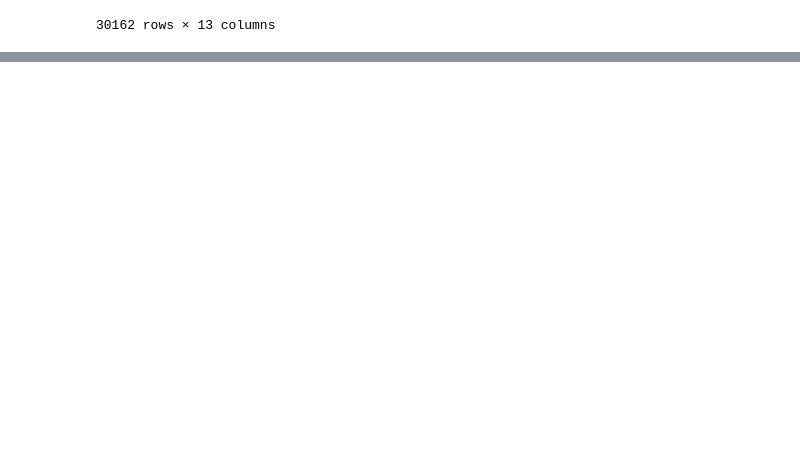
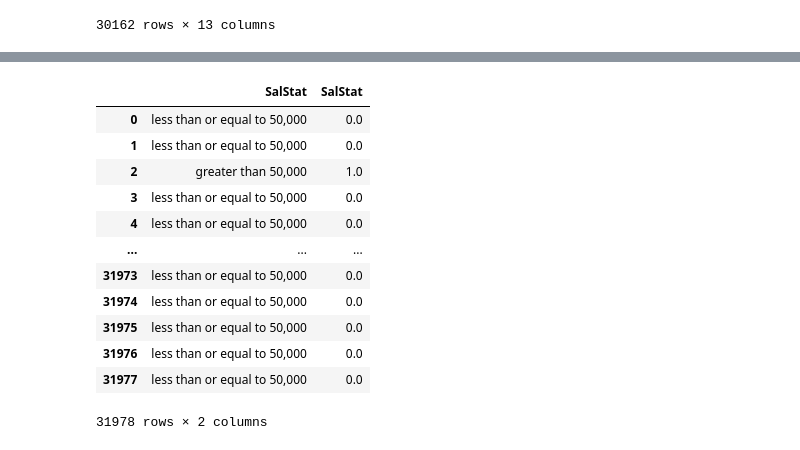
Before and after one commit to d-kavinraja/EXNO-4-DS, a Jupyter notebook: program1.ipynb, the cells around one changed output, grey strips where cells are left out. Saved outputs shown, nothing was run; the diff lists cells and outputs as text; code cells hidden in the pictures; blank space fills up the shorter version.

```diff
--- a/program1.ipynb
+++ b/program1.ipynb
@@ -99,0 +101,18 @@ See the caveats in the documentation: https://pandas.pydata.org/pandas-docs/stab
+# %%
+sal2=data2["SalStat"]
+dfs=pd.concat([sal,sal2],axis=1)
+dfs
+# %% [output]
+|  | SalStat | SalStat |
+| 0 | less than or equal to 50,000 | 0.0 |
+| 1 | less than or equal to 50,000 | 0.0 |
+| 2 | greater than 50,000 | 1.0 |
+| 3 | less than or equal to 50,000 | 0.0 |
+| 4 | less than or equal to 50,000 | 0.0 |
+| ... | ... | ... |
+| 31973 | less than or equal to 50,000 | 0.0 |
+| 31974 | less than or equal to 50,000 | 0.0 |
+| 31975 | less than or equal to 50,000 | 0.0 |
+| 31976 | less than or equal to 50,000 | 0.0 |
+| 31977 | less than or equal to 50,000 | 0.0 |
+31978 rows × 2 columns
```
Also changed, not shown: parts of 17 cells of this notebook, 1 other file.
